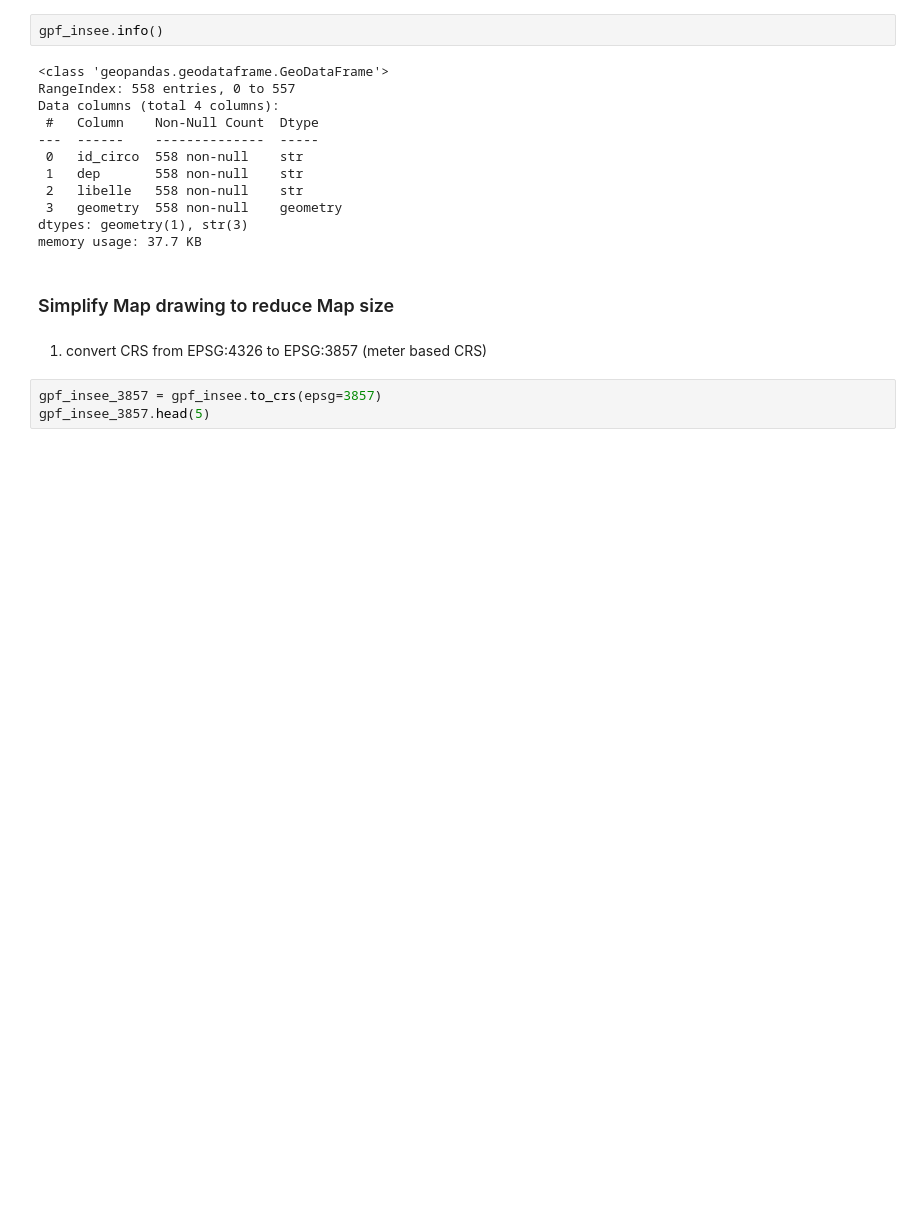
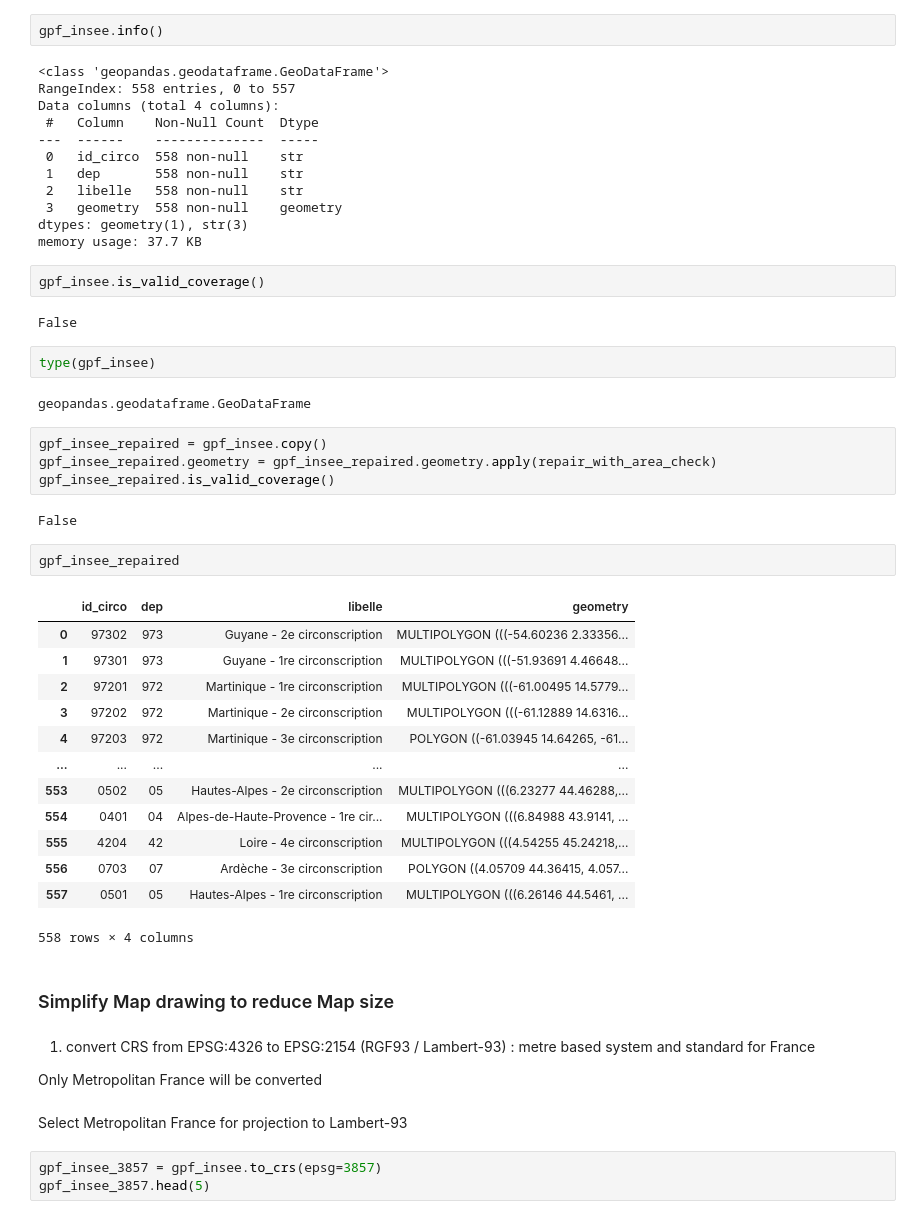
Before and after one commit to dataforgoodfr/mobibi, a Jupyter notebook: data/pierre/Find_circo_address/circo_adresse_dev.ipynb, the cells around one changed output. Saved outputs shown, nothing was run; the diff lists cells and outputs as text; blank space fills up the shorter version.

```diff
--- a/data/pierre/Find_circo_address/circo_adresse_dev.ipynb
+++ b/data/pierre/Find_circo_address/circo_adresse_dev.ipynb
@@ -47,10 +57,44 @@ Data columns (total 4 columns):
  3   geometry  558 non-null    geometry
 dtypes: geometry(1), str(3)
 memory usage: 37.7 KB
+# %%
+gpf_insee.is_valid_coverage()
+# %% [output]
+False
+# %%
+type(gpf_insee)
+# %% [output]
+geopandas.geodataframe.GeoDataFrame
+# %%
+gpf_insee_repaired = gpf_insee.copy()
+gpf_insee_repaired.geometry = gpf_insee_repaired.geometry.apply(repair_with_area_check)
+gpf_insee_repaired.is_valid_coverage()
+# %% [output]
+False
+# %%
+gpf_insee_repaired
+# %% [output]
+|  | id_circo | dep | libelle | geometry |
+| 0 | 97302 | 973 | Guyane - 2e circonscription | MULTIPOLYGON (((-54.60236 2.33356... |
+| 1 | 97301 | 973 | Guyane - 1re circonscription | MULTIPOLYGON (((-51.93691 4.46648... |
+| 2 | 97201 | 972 | Martinique - 1re circonscription | MULTIPOLYGON (((-61.00495 14.5779... |
+| 3 | 97202 | 972 | Martinique - 2e circonscription | MULTIPOLYGON (((-61.12889 14.6316... |
+| 4 | 97203 | 972 | Martinique - 3e circonscription | POLYGON ((-61.03945 14.64265, -61... |
+| ... | ... | ... | ... | ... |
+| 553 | 0502 | 05 | Hautes-Alpes - 2e circonscription | MULTIPOLYGON (((6.23277 44.46288,... |
+| 554 | 0401 | 04 | Alpes-de-Haute-Provence - 1re cir... | MULTIPOLYGON (((6.84988 43.9141, ... |
+| 555 | 4204 | 42 | Loire - 4e circonscription | MULTIPOLYGON (((4.54255 45.24218,... |
+| 556 | 0703 | 07 | Ardèche - 3e circonscription | POLYGON ((4.05709 44.36415, 4.057... |
+| 557 | 0501 | 05 | Hautes-Alpes - 1re circonscription | MULTIPOLYGON (((6.26146 44.5461, ... |
+558 rows × 4 columns
 # %% [markdown]
 ### Simplify Map drawing to reduce Map size
 # %% [markdown]
-1. convert CRS from EPSG:4326 to EPSG:3857 (meter based CRS)
+1. convert CRS from EPSG:4326 to EPSG:2154 (RGF93 / Lambert-93) : metre based system and standard for France
+
+Only Metropolitan France will be converted
+# %% [markdown]
+Select Metropolitan France for projection to Lambert-93
 # %%
 gpf_insee_3857 = gpf_insee.to_crs(epsg=3857)
 gpf_insee_3857.head(5)
```
Also changed, not shown: parts of 27 cells of this notebook.
